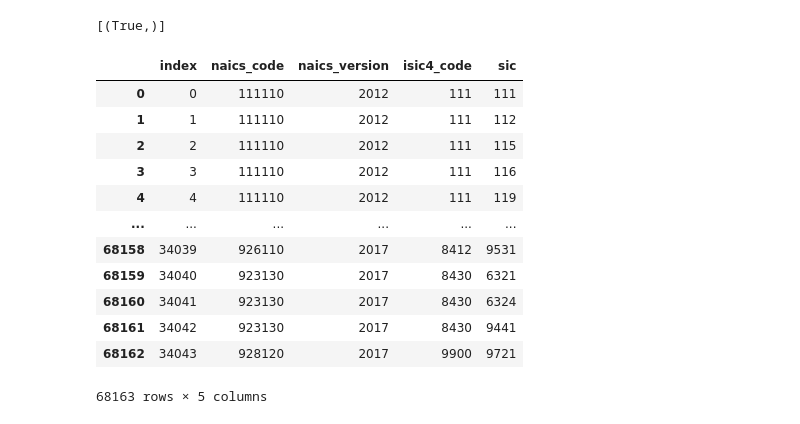
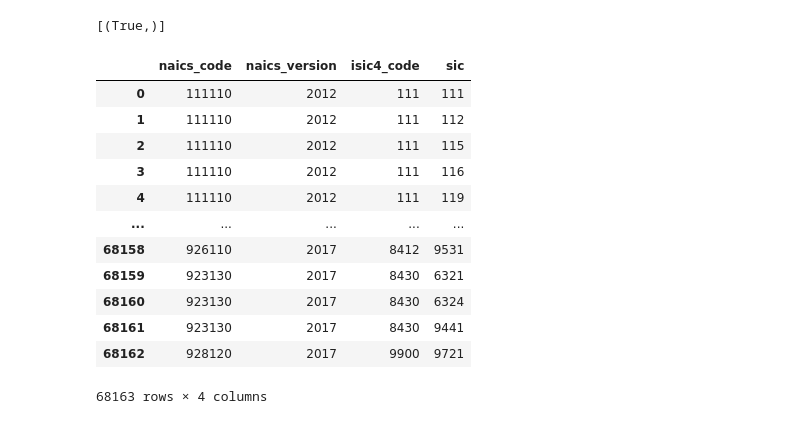
Before and after one commit to os-climate/US_CENSUS-ingest-pipline, a Jupyter notebook: notebooks/NAICS_ISIC_crosswalk.ipynb, the cells around one changed output. Drawn from its saved outputs; the diff is of its cells as text; code cells hidden in the pictures.

```diff
--- a/notebooks/NAICS_ISIC_crosswalk.ipynb
+++ b/notebooks/NAICS_ISIC_crosswalk.ipynb
@@ -133,7 +133,7 @@ bObj.download_file(f'/tmp/ingest-{naics2012_isic4}')
 naics2012_isic4_df = pd.read_csv(f'/tmp/ingest-{naics2012_isic4}', sep=',', header=0,
                                  usecols=['NAICS2012Code', 'ISIC4Code'],
                                  engine='c')
-naics2012_isic4_df['NAICS2012Code'] = naics2012_isic4_df['NAICS2012Code'].astype('Int64')
+naics2012_isic4_df['NAICS2012Code'] = naics2012_isic4_df['NAICS2012Code'].astype('Int64').astype('string')
 # dd_df.columns = ['name', 'desc']
 
 os.unlink(f'/tmp/ingest-{naics2012_isic4}')
@@ -188,6 +188,8 @@ files = ZipFile(f'/tmp/ingest-{naics2017_isic4}')
 naics2017_isic4_df = pd.read_excel(files.open("2017_NAICS_to_ISIC_4.xlsx"), header=0)
 naics2017_isic4_df.columns = naics2017_isic4_df.columns.map(lambda x: x.replace('\n', ' ').rstrip())
 naics2017_isic4_df = naics2017_isic4_df.drop(columns=['Part of NAICS US', 'Part of ISIC'])
+naics2017_isic4_df['2017 NAICS US'] = naics2017_isic4_df['2017 NAICS US'].astype('Int64').astype('string')
+
 # dd_df.columns = ['name', 'desc']
 
 os.unlink(f'/tmp/ingest-{naics2017_isic4}')
@@ -242,20 +244,20 @@ concordance_2017_df['naics_version'] = 2017
 concordance_2017_df = (concordance_2017_df[['2017 NAICS US', 'naics_version', 'ISIC 4.0', 'US-SIC']]
                        .rename(columns={'2017 NAICS US':'naics_code', 'ISIC 4.0':'isic4_code', 'US-SIC':'sic'}))
 # %%
-concordance_df = pd.concat([concordance_2012_df, concordance_2017_df]).reset_index()
+concordance_df = pd.concat([concordance_2012_df, concordance_2017_df]).reset_index(drop=True)
 concordance_df
 # %% [output]
-|  | index | naics_code | naics_version | isic4_code | sic |
-| 0 | 0 | 111110 | 2012 | 111 | 111 |
-| 1 | 1 | 111110 | 2012 | 111 | 112 |
-| 2 | 2 | 111110 | 2012 | 111 | 115 |
-| 3 | 3 | 111110 | 2012 | 111 | 116 |
-| 4 | 4 | 111110 | 2012 | 111 | 119 |
-| ... | ... | ... | ... | ... | ... |
-| 68158 | 34039 | 926110 | 2017 | 8412 | 9531 |
-| 68159 | 34040 | 923130 | 2017 | 8430 | 6321 |
-| 68160 | 34041 | 923130 | 2017 | 8430 | 6324 |
-| 68161 | 34042 | 923130 | 2017 | 8430 | 9441 |
-| 68162 | 34043 | 928120 | 2017 | 9900 | 9721 |
+|  | naics_code | naics_version | isic4_code | sic |
+| 0 | 111110 | 2012 | 111 | 111 |
+| 1 | 111110 | 2012 | 111 | 112 |
+| 2 | 111110 | 2012 | 111 | 115 |
+| 3 | 111110 | 2012 | 111 | 116 |
+| 4 | 111110 | 2012 | 111 | 119 |
+| ... | ... | ... | ... | ... |
+| 68158 | 926110 | 2017 | 8412 | 9531 |
+| 68159 | 923130 | 2017 | 8430 | 6321 |
+| 68160 | 923130 | 2017 | 8430 | 6324 |
+| 68161 | 923130 | 2017 | 8430 | 9441 |
+| 68162 | 928120 | 2017 | 9900 | 9721 |
-68163 rows × 5 columns
+68163 rows × 4 columns
 # %%
```
Also changed, not shown: parts of 1 cell of this notebook.
